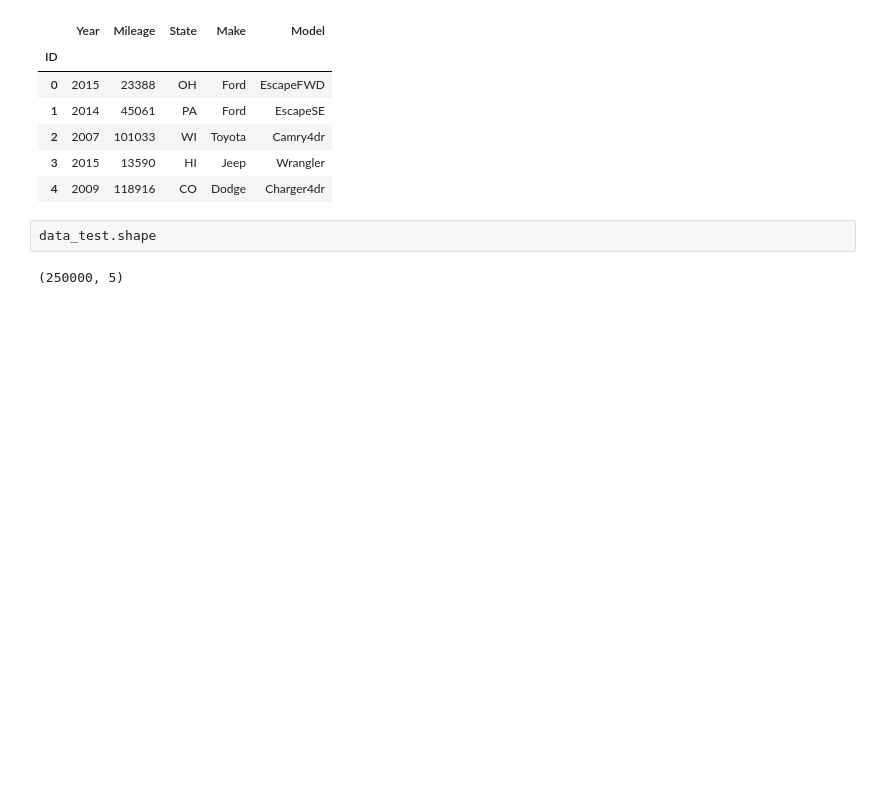
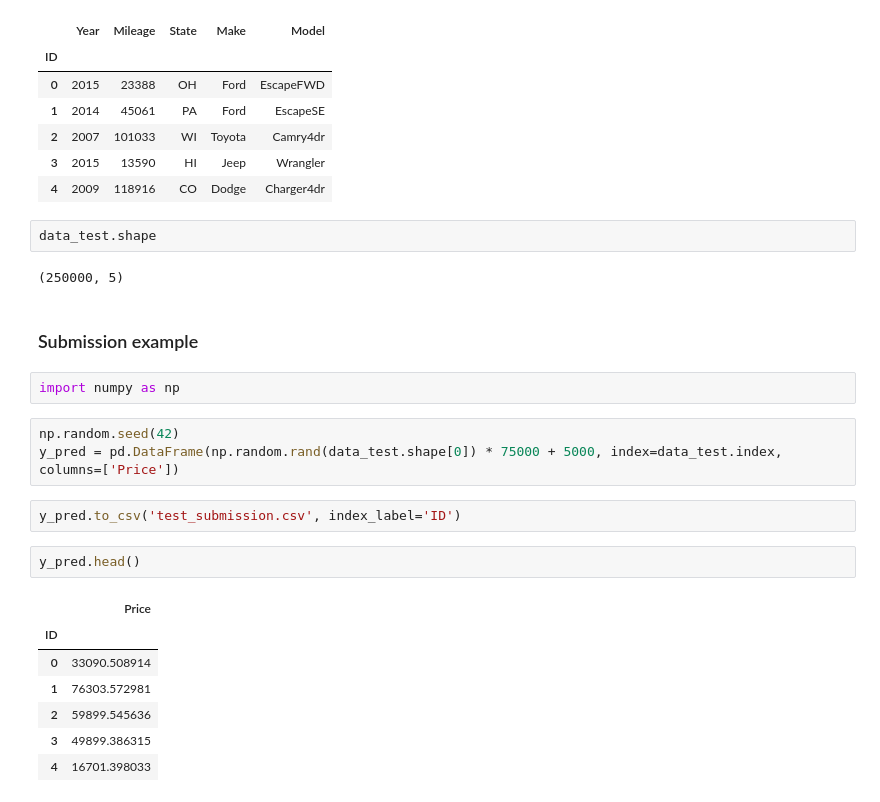
Before and after one commit to albahnsen/PracticalMachineLearningClass, a Jupyter notebook: exercises/P1-UsedVehiclePricePrediction.ipynb, the cells around one changed output. Cells and saved outputs as stored; diff of their text form; blank space fills up the shorter version.

Commit message:
kaggle sample submission

```diff
--- a/exercises/P1-UsedVehiclePricePrediction.ipynb
+++ b/exercises/P1-UsedVehiclePricePrediction.ipynb
@@ -77,6 +78,25 @@ data_test.head()
 data_test.shape
 # %% [output]
 (250000, 5)
+# %% [markdown]
+### Submission example
+# %%
+import numpy as np
+# %%
+np.random.seed(42)
+y_pred = pd.DataFrame(np.random.rand(data_test.shape[0]) * 75000 + 5000, index=data_test.index, columns=['Price'])
+# %%
+y_pred.to_csv('test_submission.csv', index_label='ID')
+# %%
+y_pred.head()
+# %% [output]
+|  | Price |
+| ID |  |
+| 0 | 33090.508914 |
+| 1 | 76303.572981 |
+| 2 | 59899.545636 |
+| 3 | 49899.386315 |
+| 4 | 16701.398033 |
 # %% [markdown]
 # Exercise P1.2 (50%)
 
```
Also changed, not shown: parts of 1 cell of this notebook.
